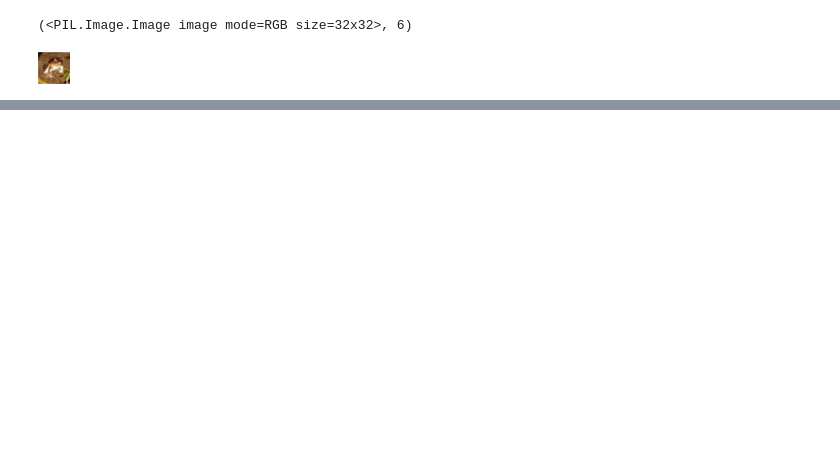
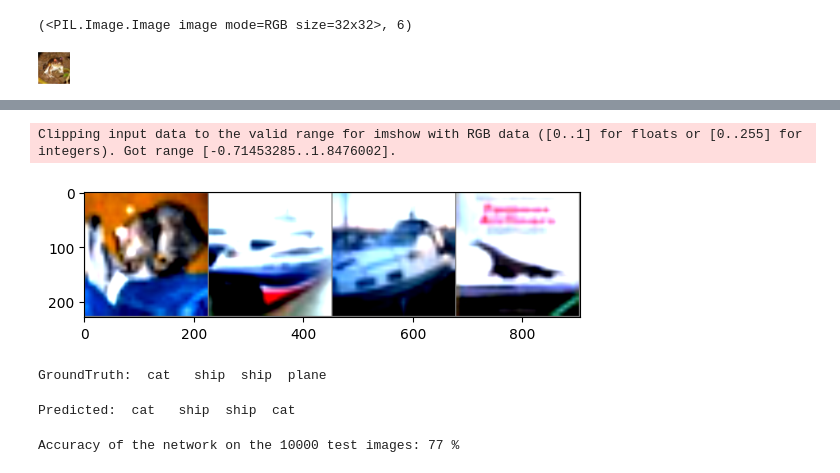
Before and after one commit to lulunkaii/IA_ImgReconDescriptivo, a Jupyter notebook: ViT.ipynb, the cells around one changed output, grey strips where cells are left out. Drawn from its saved outputs; the diff is of its cells as text; code cells hidden in the pictures; blank space fills up the shorter version.

Commit message:
feat: se agrega cargado del modelo y pruebas

```diff
--- a/ViT.ipynb
+++ b/ViT.ipynb
@@ -712,0 +706,72 @@ Error:
+# %%
+def imshow(img):
+    img = img / 2 + 0.5     # unnormalize
+    npimg = img.numpy()
+    plt.imshow(np.transpose(npimg, (1, 2, 0)))
+    plt.show()
+# %%
+import torchvision
+dataiter = iter(val_loader)
+images, labels = next(dataiter)
+classes = ('plane', 'car', 'bird', 'cat',
+           'deer', 'dog', 'frog', 'horse', 'ship', 'truck')
+
+# Selecciona solo las primeras 4 imágenes y etiquetas
+images4 = images[:4]
+labels4 = labels[:4]
+
+# print images
+imshow(torchvision.utils.make_grid(images4))
+print('GroundTruth: ', ' '.join(f'{classes[labels4[j]]:5s}' for j in range(4)))
+# %% [output]
+Clipping input data to the valid range for imshow with RGB data ([0..1] for floats or [0..255] for integers). Got range [-0.71453285..1.8476002].
+[figure, added]
+GroundTruth:  cat   ship  ship  plane
+# %%
+# --- Cargar el modelo ViT y sus pesos ---
+device = torch.device("cuda" if torch.cuda.is_available() else "cpu")
+# Asegúrate de tener la definición de la clase ViT en el entorno antes de esto
+model = ViT(
+    img_size=224,
+    patch_size=16,
+    num_classes=10,
+    dim=512,
+    depth=6,
+    heads=8,
+    mlp_dim_ratio=4,
+    channels=3,
+    dim_head=64,
+    dropout=0.1,
+    emb_dropout=0.1,
+    stochastic_depth=0.1,
+    is_LSA=True,
+    is_SPT=True
+)
+model.load_state_dict(torch.load("best_vit_cifar10.pth", weights_only=True))
+#model.to(device)
+
+outputs = model(images4)
+_, predicted = torch.max(outputs, 1)
+
+print('Predicted: ', ' '.join(f'{classes[predicted[j]]:5s}'
+                              for j in range(4)))
+# %% [output]
+Predicted:  cat   ship  ship  cat
+# %%
+model.to(device)
+correct = 0
+total = 0
+# since we're not training, we don't need to calculate the gradients for our outputs
+with torch.no_grad():
+    for data, target in val_loader:
+        images, labels = data.to(device), target.to(device)
+        # calculate outputs by running images through the network
+        outputs = model(images)
+        # the class with the highest energy is what we choose as prediction
+        _, predicted = torch.max(outputs, 1)
+        total += labels.size(0)
+        correct += (predicted == labels).sum().item()
+
+print(f'Accuracy of the network on the 10000 test images: {100 * correct // total} %')
+# %% [output]
+Accuracy of the network on the 10000 test images: 77 %
```
Also changed, not shown: parts of 4 cells of this notebook.
